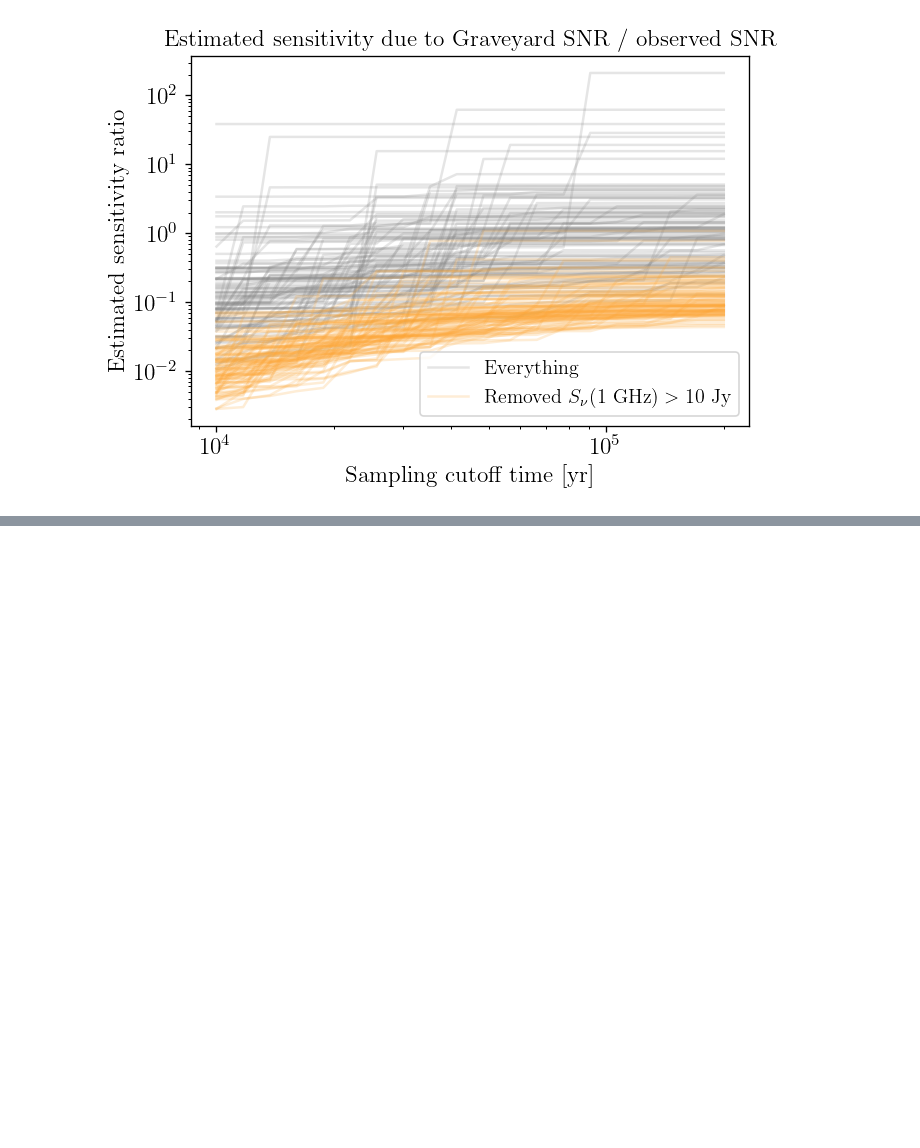
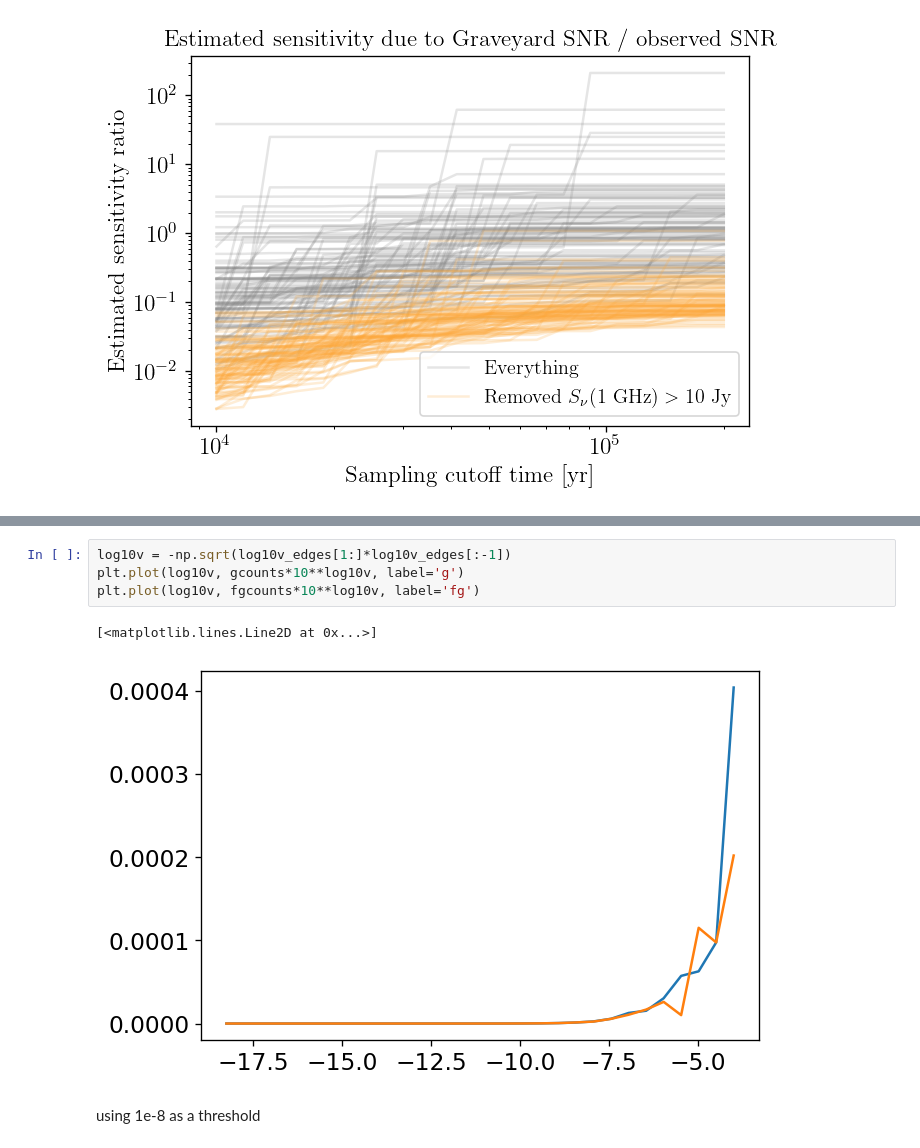
Before and after one commit to yitiansun/axion-mirror, a Jupyter notebook: notebooks/snr_graveyard.ipynb, the cells around one changed output, grey strips where cells are left out. Drawn from its saved outputs; the diff is of its cells as text; blank space fills up the shorter version.

```diff
--- a/notebooks/snr_graveyard.ipynb
+++ b/notebooks/snr_graveyard.ipynb
@@ -547,0 +571,9 @@ ax.legend();
+# %%
+log10v = -np.sqrt(log10v_edges[1:]*log10v_edges[:-1])
+plt.plot(log10v, gcounts*10**log10v, label='g')
+plt.plot(log10v, fgcounts*10**log10v, label='fg')
+# %% [output]
+[<matplotlib.lines.Line2D at 0x...>]
+[figure, added]
+# %% [markdown]
+using 1e-8 as a threshold
```
Also changed, not shown: parts of 6 cells of this notebook, 18 other files.
